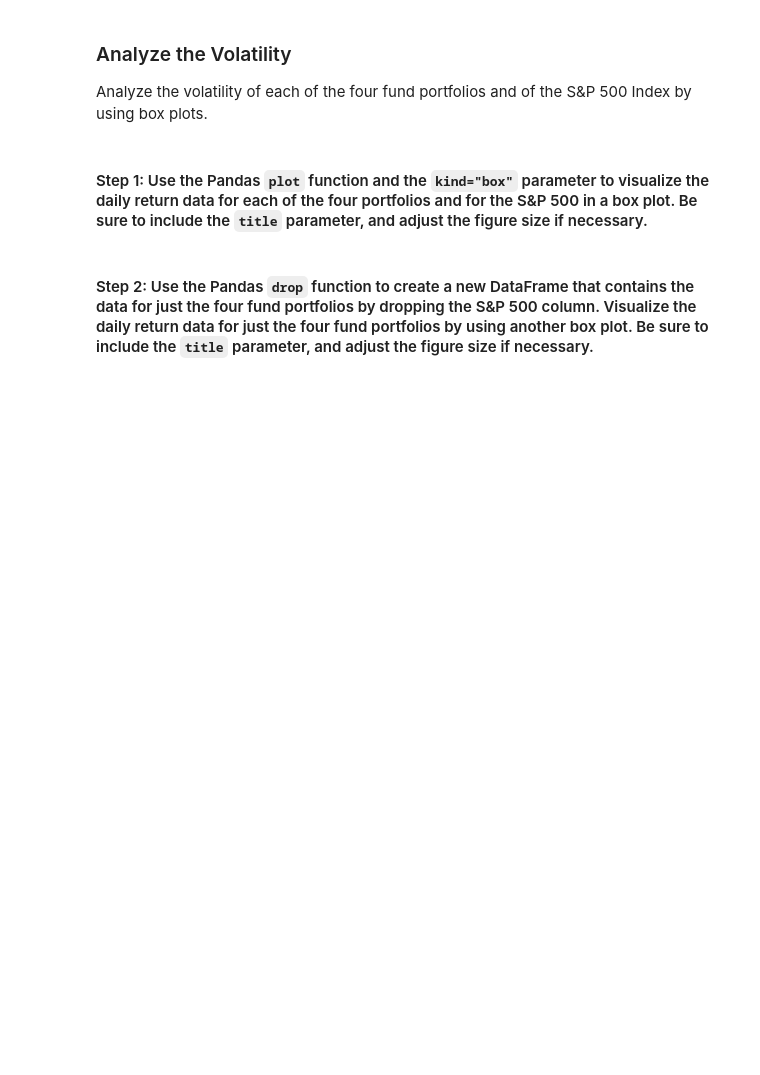
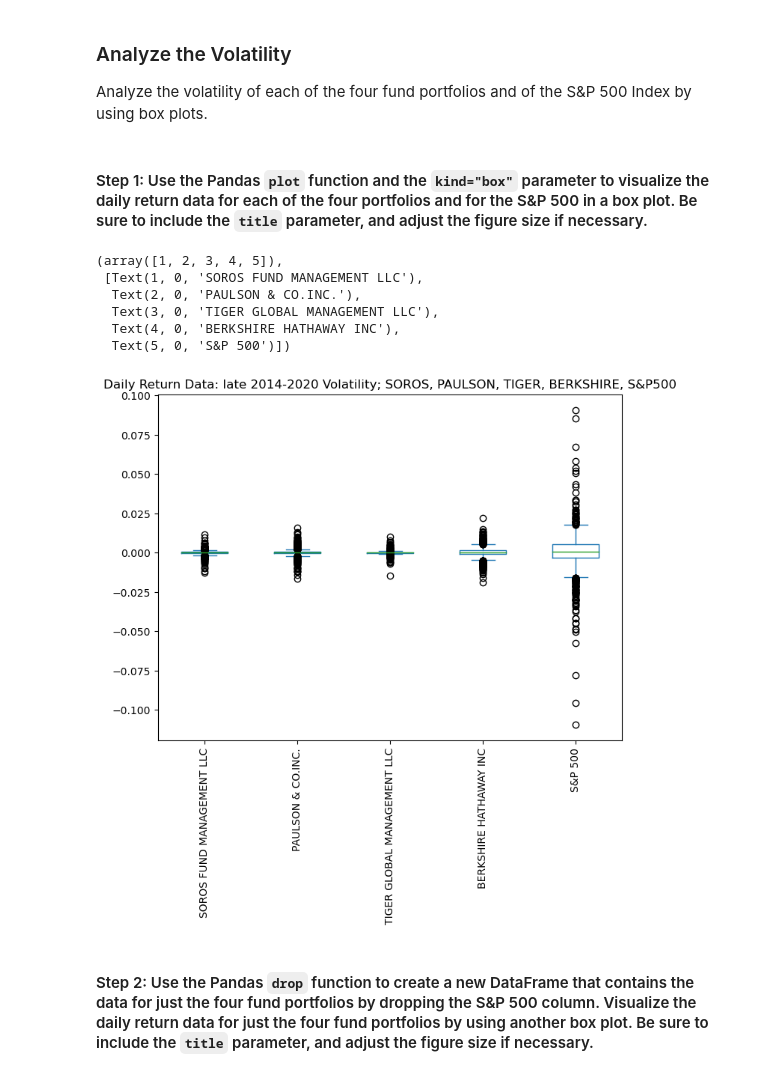
Before and after one commit to djohnst914/Risk_Analysis_Investment_Opportunities, a Jupyter notebook: risk_return_analysis.ipynb, the cells around one changed output. Drawn from its saved outputs; the diff is of its cells as text; code cells hidden in the pictures; blank space fills up the shorter version.

```diff
--- a/risk_return_analysis.ipynb
+++ b/risk_return_analysis.ipynb
@@ -223,9 +224,18 @@ Analyze the volatility of each of the four fund portfolios and of the S&P 500 In
 # %% [markdown]
 #### Step 1: Use the Pandas `plot` function and the `kind="box"` parameter to visualize the daily return data for each of the four portfolios and for the S&P 500 in a box plot. Be sure to include the `title` parameter, and adjust the figure size if necessary.
 # %%
-# Use the daily return data to create box plots to visualize the volatility of the 4 funds and the S&P 500
-# Include a title parameter and adjust the figure size
-# YOUR CODE HERE
+# Use daily return data to create box plots to visualize volatility of 4 funds and S&P 500
+# Include title parameter and adjust figure size
+whale_navs_daily_returns_df.plot(kind="box", figsize=(8,6), title="Daily Return Data: late 2014-2020 Volatility; SOROS, PAULSON, TIGER, BERKSHIRE, S&P500")
+plt.xticks(rotation="vertical")
+# %% [output]
+(array([1, 2, 3, 4, 5]),
+ [Text(1, 0, 'SOROS FUND MANAGEMENT LLC'),
+  Text(2, 0, 'PAULSON & CO.INC.'),
+  Text(3, 0, 'TIGER GLOBAL MANAGEMENT LLC'),
+  Text(4, 0, 'BERKSHIRE HATHAWAY INC'),
+  Text(5, 0, 'S&P 500')])
+[figure, added]
 # %% [markdown]
 #### Step 2: Use the Pandas `drop` function to create a new DataFrame that contains the data for just the four fund portfolios by dropping the S&P 500 column. Visualize the daily return data for just the four fund portfolios by using another box plot. Be sure to include the `title` parameter, and adjust the figure size if necessary.
 # %%
```
Also changed, not shown: parts of 4 cells of this notebook.
